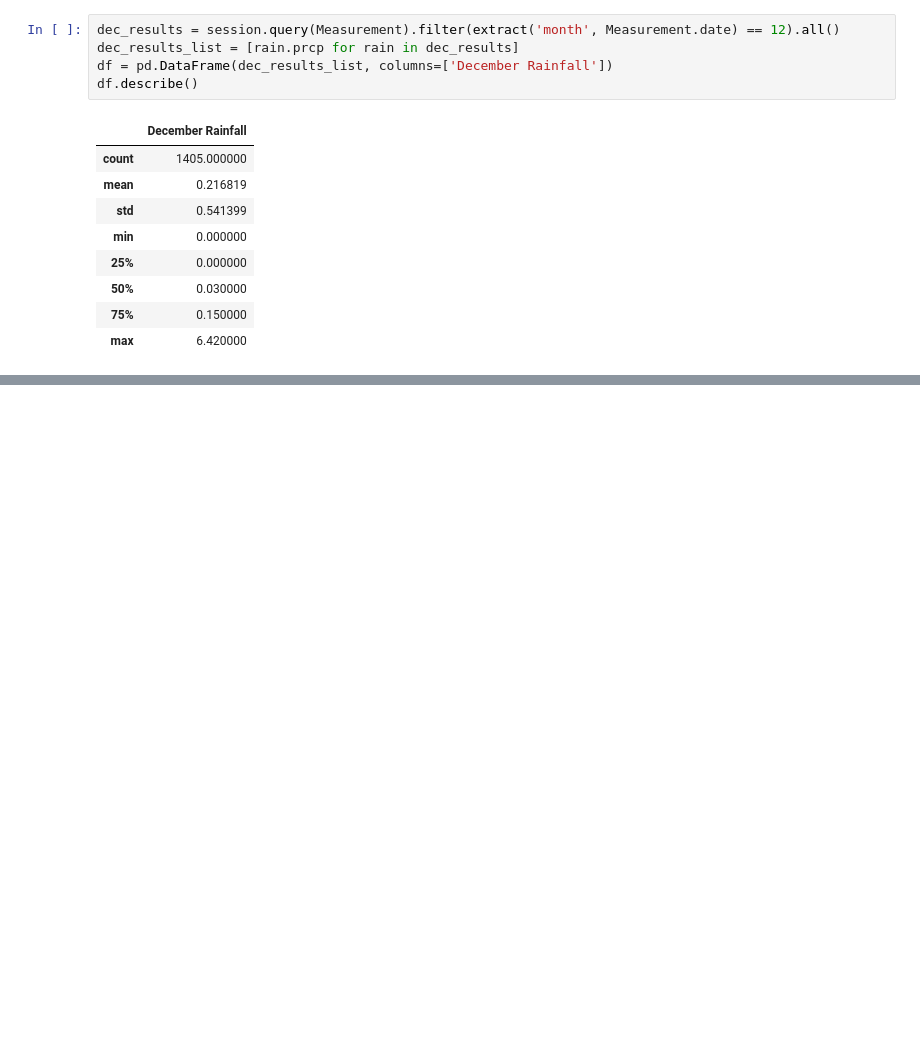
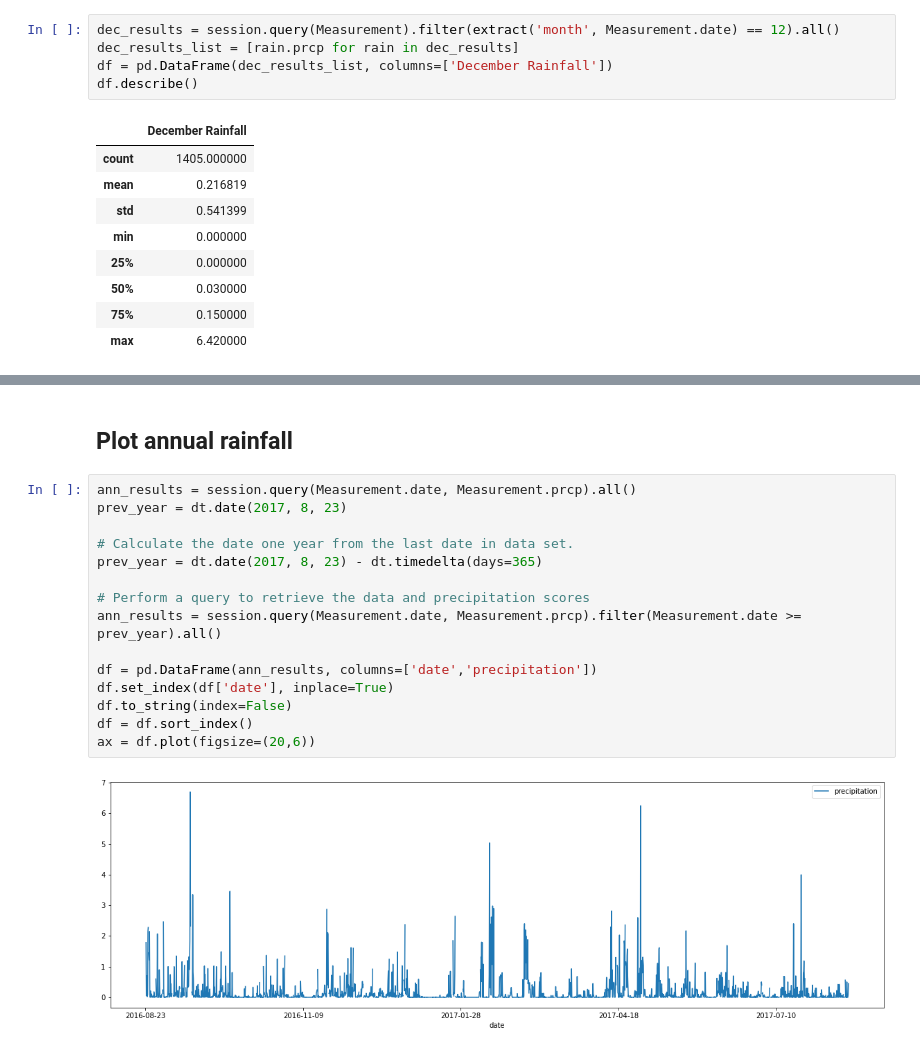
Before and after one commit to honoruru/surfs_up, a Jupyter notebook: SurfsUp_Challenge.ipynb, the cells around one changed output, grey strips where cells are left out. Drawn from its saved outputs; the diff is of its cells as text; blank space fills up the shorter version.

```diff
--- a/SurfsUp_Challenge.ipynb
+++ b/SurfsUp_Challenge.ipynb
@@ -152,0 +182,19 @@ df.describe()
+# %% [markdown]
+## Plot annual rainfall
+# %%
+ann_results = session.query(Measurement.date, Measurement.prcp).all()
+prev_year = dt.date(2017, 8, 23)
+
+# Calculate the date one year from the last date in data set.
+prev_year = dt.date(2017, 8, 23) - dt.timedelta(days=365)
+
+# Perform a query to retrieve the data and precipitation scores
+ann_results = session.query(Measurement.date, Measurement.prcp).filter(Measurement.date >= prev_year).all()
+
+df = pd.DataFrame(ann_results, columns=['date','precipitation'])
+df.set_index(df['date'], inplace=True)
+df.to_string(index=False)
+df = df.sort_index()
+ax = df.plot(figsize=(20,6))
+# %% [output]
+[figure, added]
```
Also changed, not shown: parts of 21 cells of this notebook, 4 other files.
